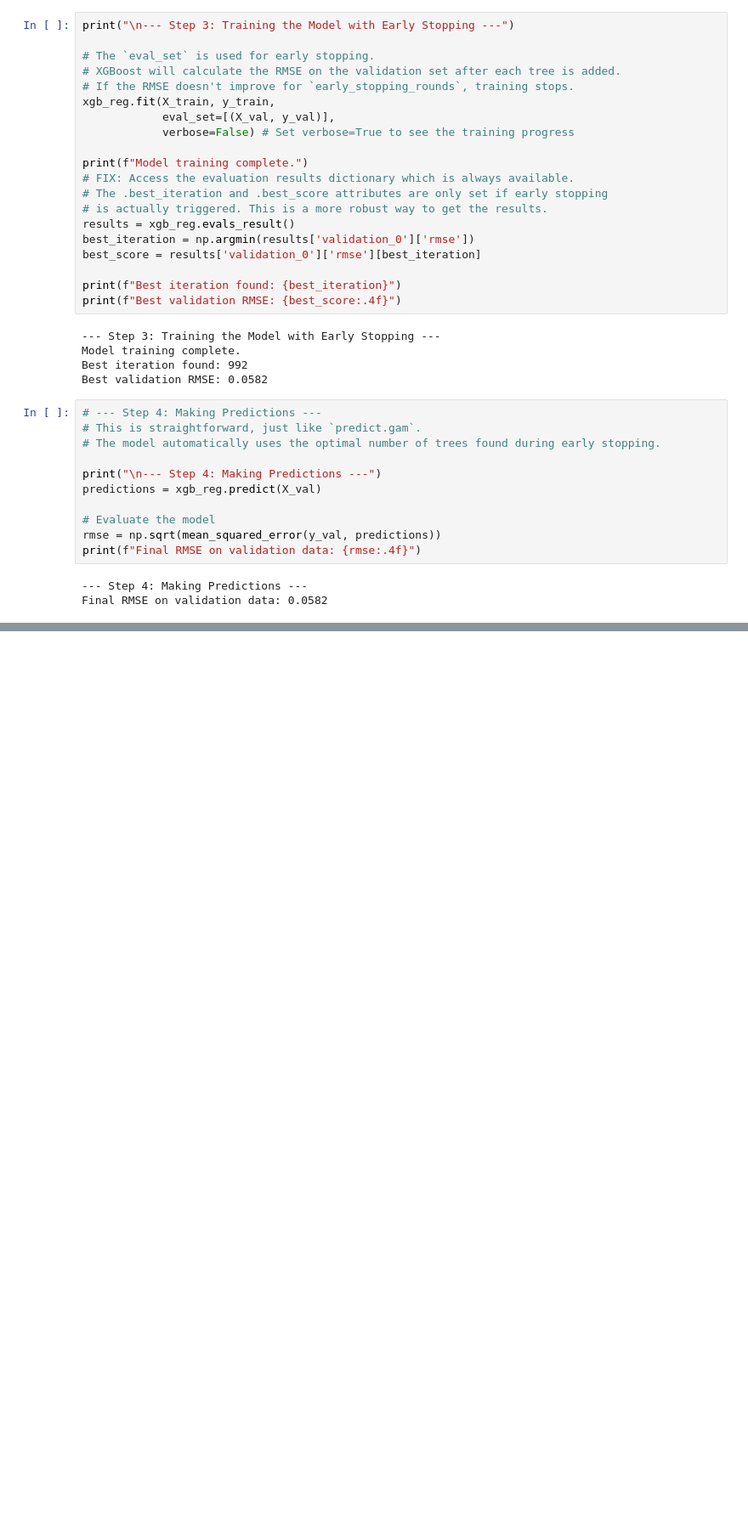
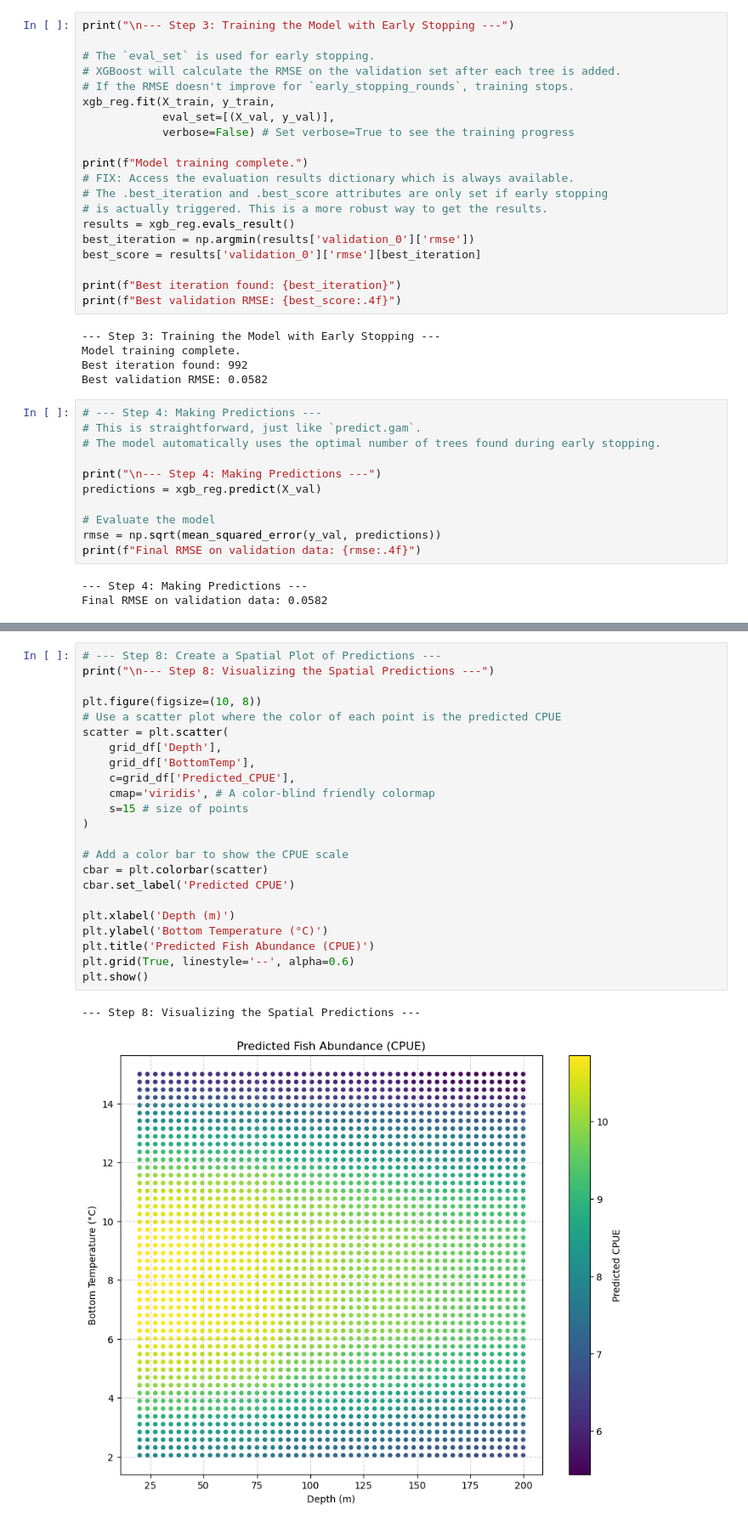
Before and after one commit to PACEHackWeek/proj_2025_sdm, a Jupyter notebook: contributors/Jamon/BRT Intro.ipynb, the cells around one changed output, grey strips where cells are left out. Shown at 85% size. Saved outputs shown, nothing was run; the diff lists cells and outputs as text; blank space fills up the shorter version.

```diff
--- a/contributors/Jamon/BRT Intro.ipynb
+++ b/contributors/Jamon/BRT Intro.ipynb
@@ -222,0 +279,26 @@ Skipping SHAP plots as the 'shap' library is not installed.
+# %%
+# --- Step 8: Create a Spatial Plot of Predictions ---
+print("\n--- Step 8: Visualizing the Spatial Predictions ---")
+
+plt.figure(figsize=(10, 8))
+# Use a scatter plot where the color of each point is the predicted CPUE
+scatter = plt.scatter(
+    grid_df['Depth'],
+    grid_df['BottomTemp'],
+    c=grid_df['Predicted_CPUE'],
+    cmap='viridis', # A color-blind friendly colormap
+    s=15 # size of points
+)
+
+# Add a color bar to show the CPUE scale
+cbar = plt.colorbar(scatter)
+cbar.set_label('Predicted CPUE')
+
+plt.xlabel('Depth (m)')
+plt.ylabel('Bottom Temperature (°C)')
+plt.title('Predicted Fish Abundance (CPUE)')
+plt.grid(True, linestyle='--', alpha=0.6)
+plt.show()
+# %% [output]
+--- Step 8: Visualizing the Spatial Predictions ---
+[figure, added]
```
Also changed, not shown: parts of 8 cells of this notebook, 2 other files.
